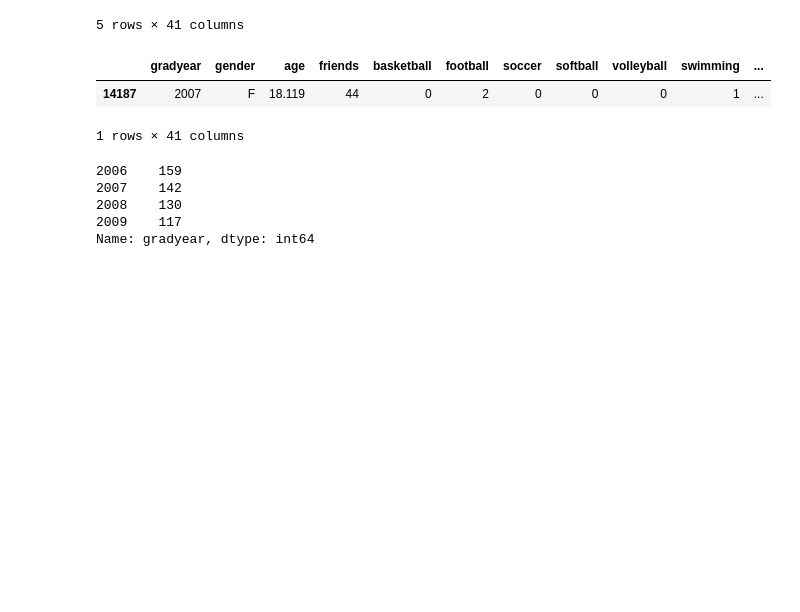
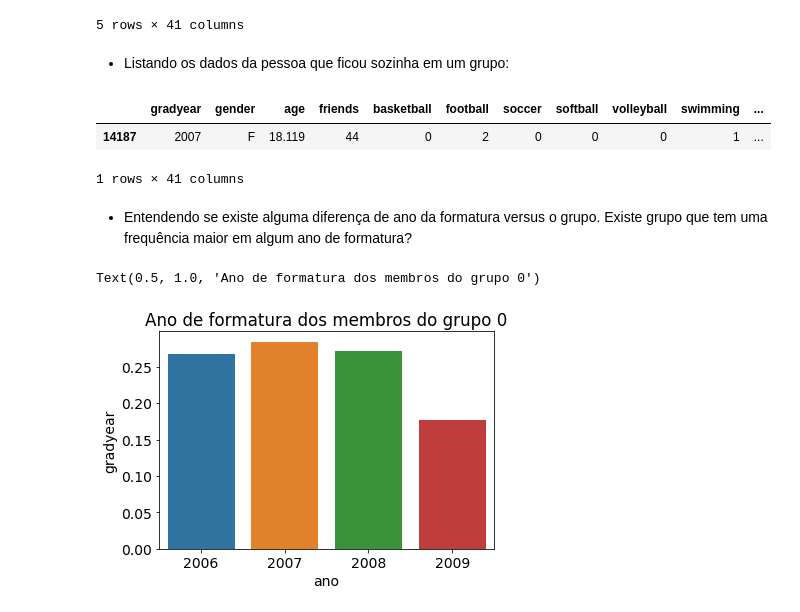
Before and after one commit to fbarth/ds-saint-paul, a Jupyter notebook: scripts/identificando_grupos_usuarios.ipynb, the cells around one changed output. Saved outputs shown, nothing was run; the diff lists cells and outputs as text; code cells hidden in the pictures; blank space fills up the shorter version.

```diff
--- a/scripts/identificando_grupos_usuarios.ipynb
+++ b/scripts/identificando_grupos_usuarios.ipynb
@@ -248,4 +246,6 @@ df.head()
 | 3 | 2006 | F | 18.875 | 0 | 0 | 0 | 0 | 0 | 0 | 0 | ... |
 | 4 | 2006 | NaN | 18.995 | 10 | 0 | 0 | 0 | 0 | 0 | 0 | ... |
 5 rows × 41 columns
+# %% [markdown]
+* Listando os dados da pessoa que ficou sozinha em um grupo:
 # %%
@@ -254,11 +254,13 @@ df[df['label'] == 5]
 |  | gradyear | gender | age | friends | basketball | football | soccer | softball | volleyball | swimming | ... |
 | 14187 | 2007 | F | 18.119 | 44 | 0 | 2 | 0 | 0 | 0 | 1 | ... |
 1 rows × 41 columns
-# %%
-df[df['label'] == 1]['gradyear'].value_counts()
-# %% [output]
-2006    159
-2007    142
-2008    130
-2009    117
-Name: gradyear, dtype: int64
+# %% [markdown]
+* Entendendo se existe alguma diferença de ano da formatura versus o grupo. Existe grupo que tem uma frequência maior em algum ano de formatura?
+# %%
+import seaborn as sns
+x = df[df['label'] == 0]['gradyear'].value_counts(normalize=True).to_frame()
+x['ano'] = x.index
+sns.barplot(x="ano", y="gradyear", data=x).set_title('Ano de formatura dos membros do grupo 0')
+# %% [output]
+Text(0.5, 1.0, 'Ano de formatura dos membros do grupo 0')
+[figure, added]
```
Also changed, not shown: parts of 24 cells of this notebook, 1 other file.
